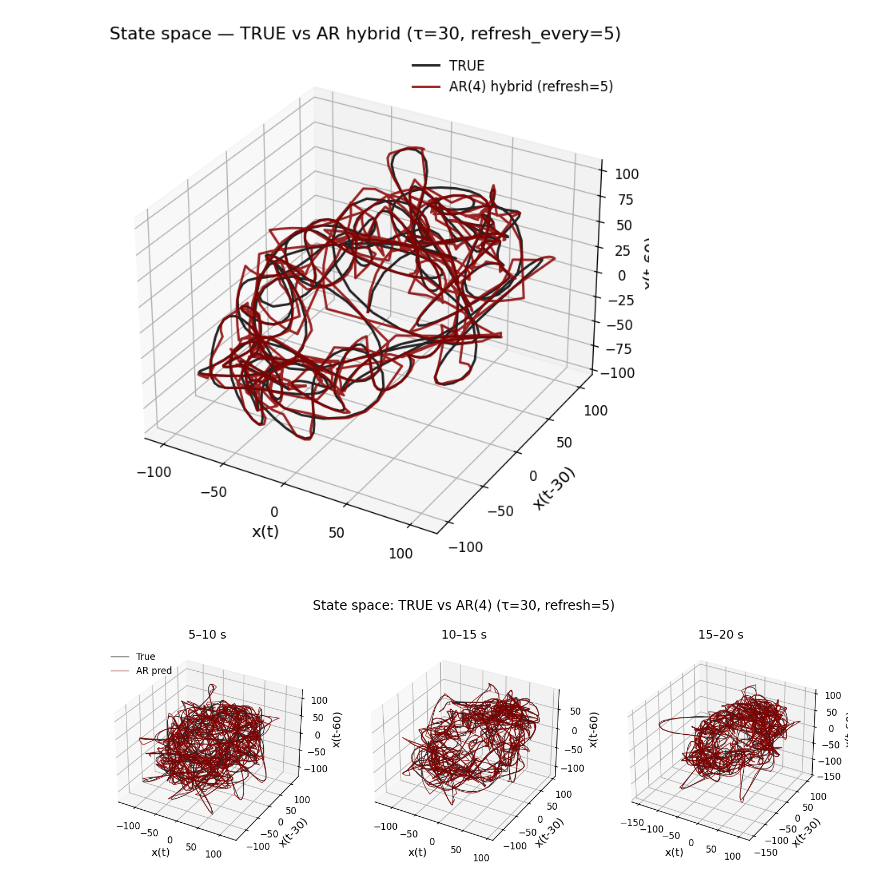
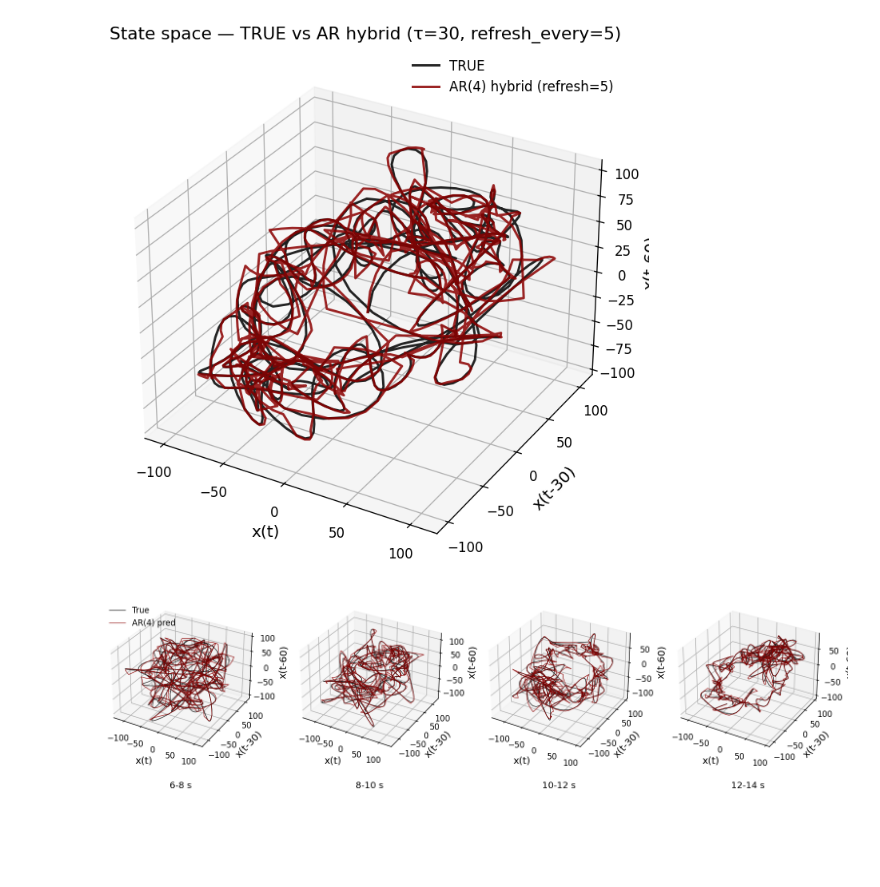
Before and after one commit to erfanzabeh/StocasticDiffEq_Simulation, a Jupyter notebook: docs/tutorials/monkey.ipynb, the cells around one changed output. Cells and saved outputs as stored; diff of their text form; code cells hidden in the pictures; blank space fills up the shorter version.

```diff
--- a/docs/tutorials/monkey.ipynb
+++ b/docs/tutorials/monkey.ipynb
@@ -236,19 +186,22 @@ def hybrid_ar(series, w, p, start_idx, n_steps, refresh_every=1):
 # %%
+# Apply envelope normalization
+xs, x_bp, A_est = envelope_normalize(xs, Fs, fband=(1, 80), env_lp_hz=3.0)
+
 # Sweep AR orders
 def sweep_ar_orders(xs, p_list, train_frac=0.9):
     mse_list, aic_list, bic_list = [], [], []
     params_by_p, splits = {}, {}
 
     for p in p_list:
-        X, y = lag_matrix(xs, p)
+        X, y = AR.lag_matrix(xs, p)
         ntr = int(train_frac * len(y))
         X_tr, y_tr = X[:ntr], y[:ntr]
         X_te, y_te = X[ntr:], y[ntr:]
-        w = ols_with_intercept(X_tr, y_tr)
-        yhat_tr = predict_from_params(X_tr, w)
-        yhat_te = predict_from_params(X_te, w)
-        mse_te, _, _ = metrics(y_te, yhat_te)
-        aic, bic = aic_bic(y_tr, yhat_tr, k=p+1)
+        w = AR.fit(X_tr, y_tr)
+        yhat_tr = AR.predict_from_params(X_tr, w)
+        yhat_te = AR.predict_from_params(X_te, w)
+        mse_te, _, _ = AR.metrics(y_te, yhat_te)
+        aic, bic = AR.aic_bic(y_tr, yhat_tr, k=p+1)
         mse_list.append(mse_te)
         aic_list.append(aic)
         bic_list.append(bic)
@@ -271,12 +224,12 @@ print(f"Best p by BIC (training fit): p={best_p_by_bic}")
 REFRESH_EVERY = 5
 p_use = best_p_by_bic
 w = params_by_p[p_use]
-X, y = lag_matrix(xs, p_use)
+X, y = AR.lag_matrix(xs, p_use)
 ntr, y_all, yhat_tr, yhat_te = splits[p_use]
 N_te = len(y) - ntr
 t0 = p_use + ntr
 true_test = xs[t0 : t0 + N_te]
-yhat_ctrl = hybrid_ar(xs, w, p_use, start_idx=t0, n_steps=N_te, refresh_every=REFRESH_EVERY)
+yhat_ctrl = AR.hybrid_predict(xs, w, p_use, start_idx=t0, n_steps=N_te, refresh_every=REFRESH_EVERY)
 # %% [output]
 Best p by TEST MSE: p=4, MSE=0.001401
 Best p by BIC (training fit): p=4
@@ -387,10 +340,9 @@ plot_state_space(X3_true, X3_hyb, p_use, tau, REFRESH_EVERY)
 # %% [output]
 [figure]
 # %%
-# hide-input
 def plot_state_space_windows_comparison(xs, xs_pred, Fs, tau, embed_dim=3,
-                                         windows=[(5, 10), (10, 15), (15, 20)]):
-    fig, axes = plt.subplots(1, 3, figsize=(12, 4), subplot_kw={'projection': '3d'})
+                                         windows=[(6, 8), (8, 10), (10, 12), (12, 14)]):
+    fig, axes = plt.subplots(1, 4, figsize=(len(windows)*4, 4), subplot_kw={'projection': '3d'})
 
     for ax, (t_start, t_end) in zip(axes, windows):
         idx_start = int(t_start * Fs)
@@ -408,22 +360,22 @@ def plot_state_space_windows_comparison(xs, xs_pred, Fs, tau, embed_dim=3,
         X3_pred = embed(seg_pred_matched, embed_dim, tau)
 
         ax.plot(X3_true[:, 0], X3_true[:, 1], X3_true[:, 2], color='black', alpha=0.85, lw=0.8, label='True')
-        ax.plot(X3_pred[:, 0], X3_pred[:, 1], X3_pred[:, 2], color='darkred', alpha=0.85, lw=0.8, label='AR pred')
-        ax.set_title(f"{t_start}–{t_end} s")
+        ax.plot(X3_pred[:, 0], X3_pred[:, 1], X3_pred[:, 2], color='darkred', alpha=0.85, lw=0.8, label='AR(4) pred')
         ax.set_xlabel("x(t)")
         ax.set_ylabel(f"x(t-{tau})")
         ax.set_zlabel(f"x(t-{2*tau})")
+        ax.text2D(0.5, -0.2, f"{t_start}-{t_end} s", transform=ax.transAxes, ha='center', fontsize=11)
 
     axes[0].legend(frameon=False, loc='upper left')
-    plt.suptitle(f"State space: TRUE vs AR({p_use}) (τ={tau}, refresh={REFRESH_EVERY})", y=1.02)
-    plt.tight_layout()
+    # fig.suptitle(f"State space: TRUE vs AR({p_use}) (τ={tau}, refresh={REFRESH_EVERY})", y=0.02)
+    # plt.tight_layout()
     plt.show()
-
-# Build full prediction for visualization
-full_pred = hybrid_ar(xs, w, p_use, start_idx=p_use, n_steps=len(xs)-p_use, refresh_every=REFRESH_EVERY)
-xs_pred_full = np.concatenate([xs[:p_use], full_pred])
-
-plot_state_space_windows_comparison(xs, xs_pred_full, Fs, tau)
-# %% [output]
-[figure, removed]
+# %%
+# Build full prediction for visualization
+full_pred = AR.hybrid_predict(xs, w, p_use, start_idx=p_use, n_steps=len(xs)-p_use, refresh_every=REFRESH_EVERY)
+xs_pred_full = np.concatenate([xs[:p_use], full_pred])
+
+plot_state_space_windows_comparison(xs, xs_pred_full, Fs, tau)
+# %% [output]
+[figure, added]
 # %%
```
Also changed, not shown: parts of 6 cells of this notebook, 1 other file.
